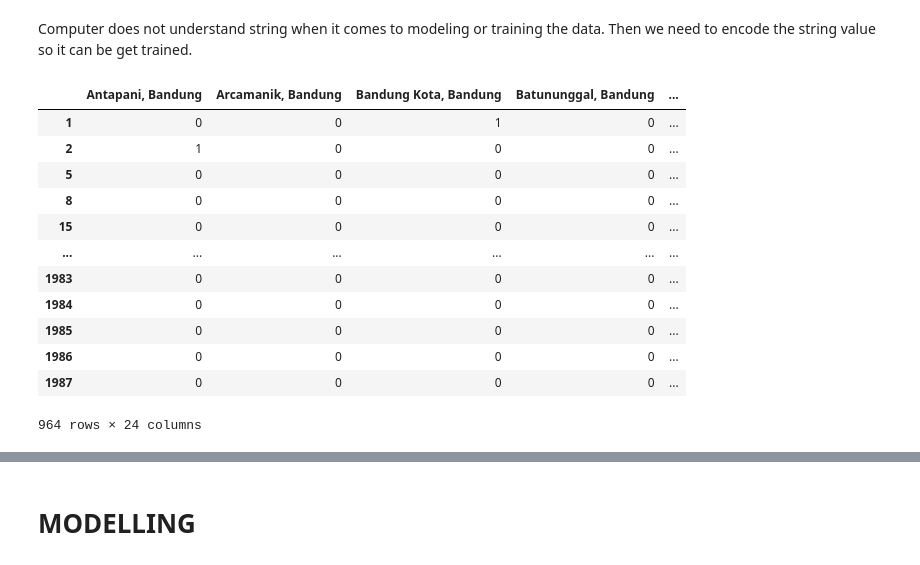
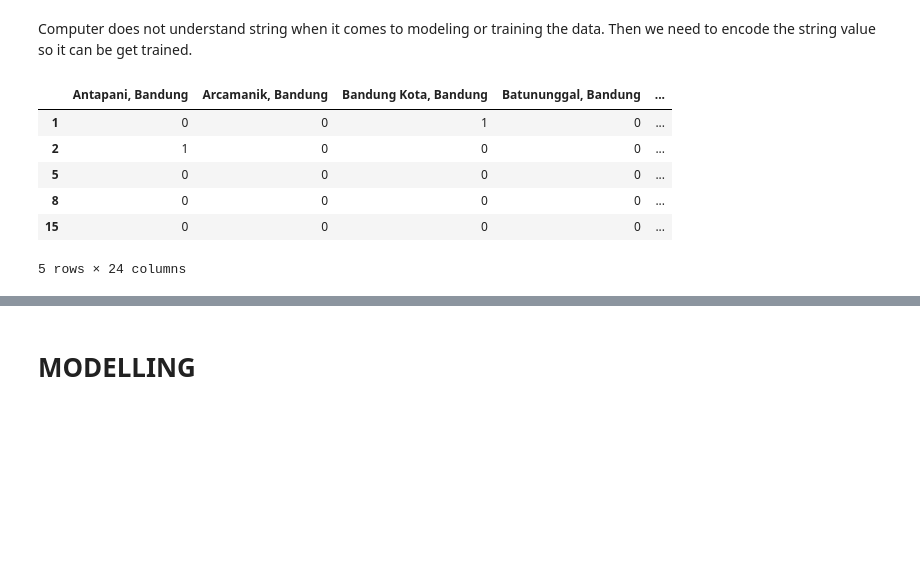
Before and after one commit to benitobosco/bandung_house_price_prediction, a Jupyter notebook: Bandung_House_Price_Prediction.ipynb, the cells around one changed output, grey strips where cells are left out. Saved outputs shown, nothing was run; the diff lists cells and outputs as text; code cells hidden in the pictures; blank space fills up the shorter version.

```diff
--- a/Bandung_House_Price_Prediction.ipynb
+++ b/Bandung_House_Price_Prediction.ipynb
@@ -307,21 +269,15 @@ df5 = df4.copy()
 Computer does not understand string when it comes to modeling or training the data. Then we need to encode the string value so it can be get trained.
 # %%
 encoding = pd.get_dummies(df5.daerah)
-encoding
+encoding.head()
 # %% [output]
 |  | Antapani, Bandung | Arcamanik, Bandung | Bandung Kota, Bandung | Batununggal, Bandung | ... |
 | 1 | 0 | 0 | 1 | 0 | ... |
 | 2 | 1 | 0 | 0 | 0 | ... |
 | 5 | 0 | 0 | 0 | 0 | ... |
 | 8 | 0 | 0 | 0 | 0 | ... |
 | 15 | 0 | 0 | 0 | 0 | ... |
-| ... | ... | ... | ... | ... | ... |
-| 1983 | 0 | 0 | 0 | 0 | ... |
-| 1984 | 0 | 0 | 0 | 0 | ... |
-| 1985 | 0 | 0 | 0 | 0 | ... |
-| 1986 | 0 | 0 | 0 | 0 | ... |
-| 1987 | 0 | 0 | 0 | 0 | ... |
-964 rows × 24 columns
+5 rows × 24 columns
 # %%
 df6 = pd.concat([df5, encoding], axis = 'columns').drop('daerah',axis = 'columns')
 df6.head()
```
Also changed, not shown: parts of 24 cells of this notebook, 3 other files.
